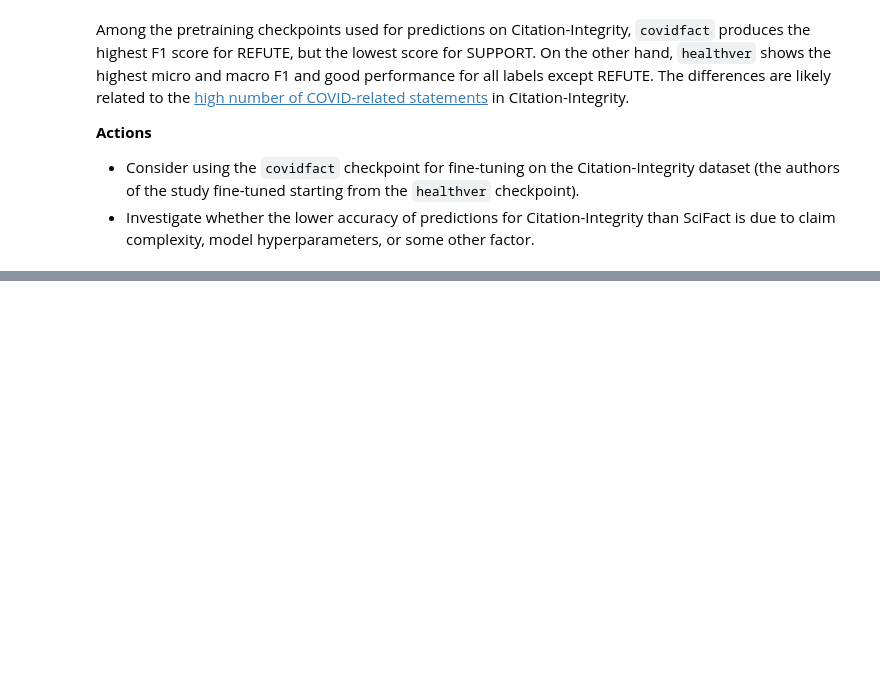
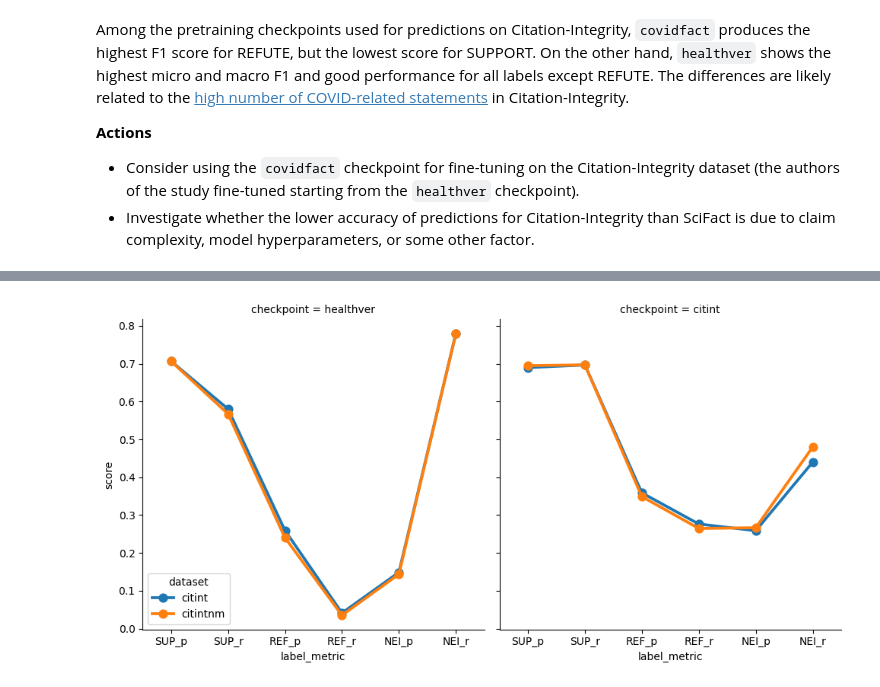
Before and after one commit to jedick/MLE-capstone-project, a Jupyter notebook: doc/07_Baselines.ipynb, the cells around one changed output, grey strips where cells are left out. Cells and saved outputs as stored; diff of their text form; code cells hidden in the pictures; blank space fills up the shorter version.

```diff
--- a/doc/07_Baselines.ipynb
+++ b/doc/07_Baselines.ipynb
@@ -100,0 +84,18 @@ The differences are likely related to the [high number of COVID-related statemen
+# %%
+# Define datasets and checkpoints
+datasets = ['citint', 'citintnm']
+folds = ['test', 'test']
+checkpoints = ['healthver', 'citint']
+precision_df = eval.get_metric(datasets, folds, checkpoints, 'precision')
+precision_df.drop(columns = ['micro', 'macro'], inplace=True)
+recall_df = eval.get_metric(datasets, folds, checkpoints, 'recall')
+recall_df.drop(columns = ['micro', 'macro'], inplace=True)
+
+# Combine precision and recall values
+df = pd.concat([precision_df, recall_df])
+df2 = pd.melt(df, id_vars=['metric', 'dataset', 'fold', 'checkpoint'], var_name = 'label', value_name = 'score')
+# Abbreviate labels and add _p or _r
+df2['label_metric'] = df2['label'].str[:3]+'_'+df2['metric'].str[0]
+plot_ = sns.catplot(data=df2, col='checkpoint', x='label_metric', y='score', hue='dataset', kind='point', legend_out=False)
+# %% [output]
+[figure, added]
```
Also changed, not shown: parts of 9 cells of this notebook, 41 other files.
